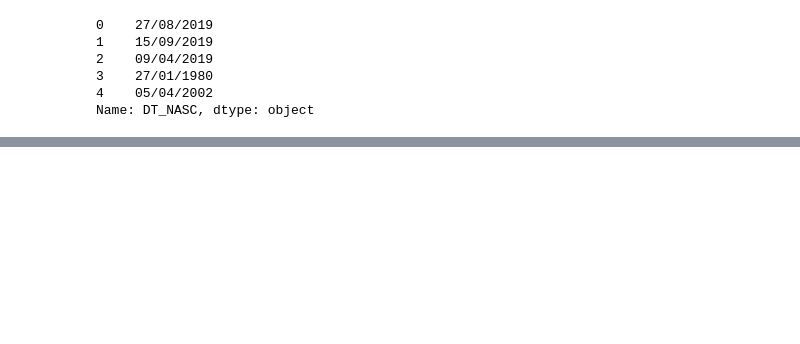
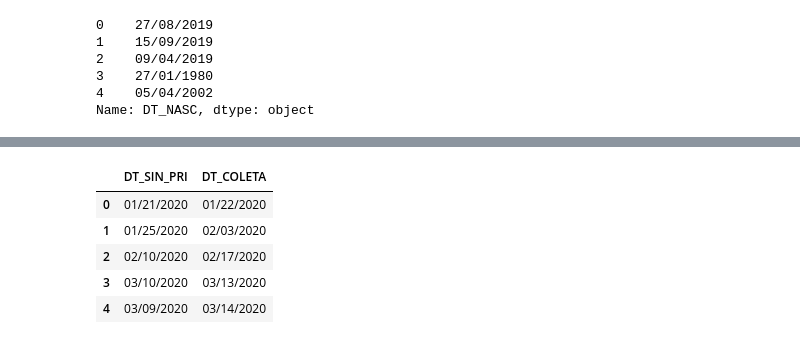
Before and after one commit to raydangaspar/covid-19, a Jupyter notebook: TCC.ipynb, the cells around one changed output, grey strips where cells are left out. Saved outputs shown, nothing was run; the diff lists cells and outputs as text; code cells hidden in the pictures; blank space fills up the shorter version.

```diff
--- a/TCC.ipynb
+++ b/TCC.ipynb
@@ -85,0 +133,20 @@ py.iplot(data)
+# %%
+# Diferença de dias entre o início dos sintomas e a coleta do exame
+df_test = df_srag.copy()
+
+# Pega linhas sem valores nulos
+df_test = df_test[df_test['DT_COLETA'].notna()]
+
+df_test['DT_SIN_PRI'] = df_test.DT_SIN_PRI.apply(fix_data)
+df_test['DT_COLETA'] = df_test.DT_COLETA.apply(fix_data)
+
+# df_test['Difference'] = df_test['DT_SIN_PRI'].sub(df_test['DT_COLETA'], axis=0)
+
+df_test[['DT_SIN_PRI', 'DT_COLETA']].head()
+# %% [output]
+|  | DT_SIN_PRI | DT_COLETA |
+| 0 | 01/21/2020 | 01/22/2020 |
+| 1 | 01/25/2020 | 02/03/2020 |
+| 2 | 02/10/2020 | 02/17/2020 |
+| 3 | 03/10/2020 | 03/13/2020 |
+| 4 | 03/09/2020 | 03/14/2020 |
```
Also changed, not shown: parts of 7 cells of this notebook.
